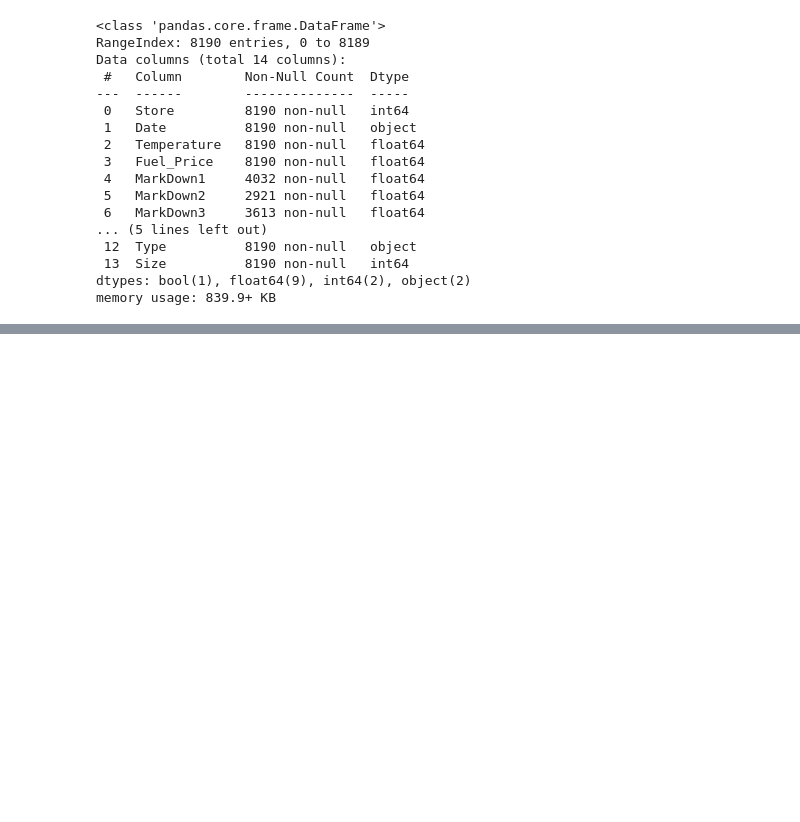
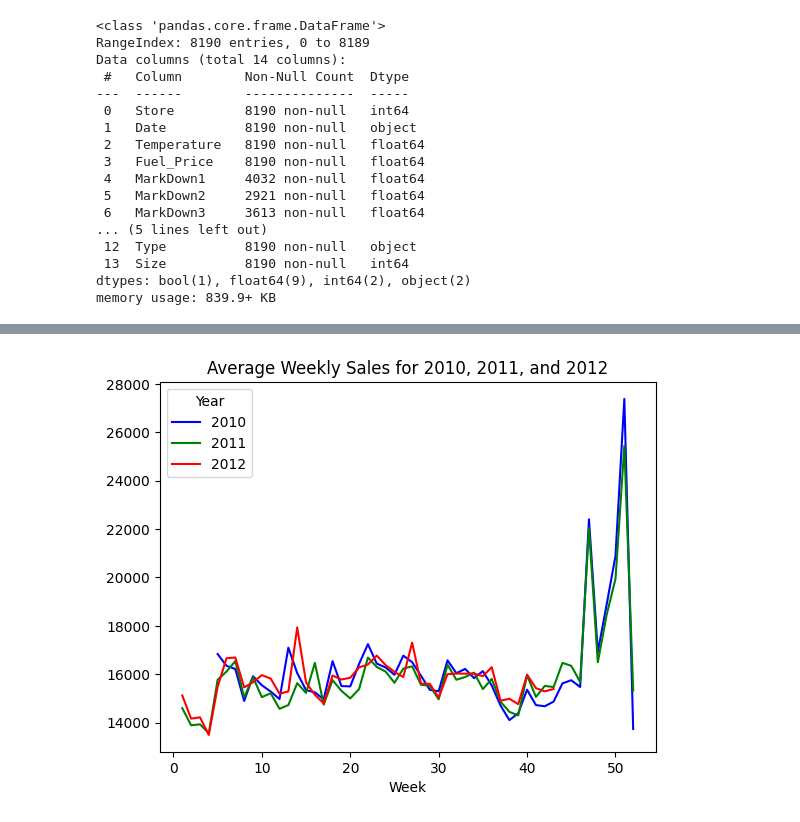
Before and after one commit to vrushalipr/Walmart-Sales-Forecasting, a Jupyter notebook: walmart_sales_forecasting.ipynb, the cells around one changed output, grey strips where cells are left out. Saved outputs shown, nothing was run; the diff lists cells and outputs as text; code cells hidden in the pictures; blank space fills up the shorter version.

```diff
--- a/walmart_sales_forecasting.ipynb
+++ b/walmart_sales_forecasting.ipynb
@@ -203,0 +379,16 @@ memory usage: 839.9+ KB
+# %%
+# List of years and their corresponding colors
+years = [2010, 2011, 2012]
+colors = ['blue', 'green', 'red']  # Specify colors for each year
+
+# Loop through each year and plot the average weekly sales with specified colors
+for year, color in zip(years, colors):
+    weekly_sales = train_merge[train_merge['Year'] == year].groupby('Week')['Weekly_Sales'].mean()
+    sns.lineplot(x=weekly_sales.index, y=weekly_sales.values, label=str(year), color=color)
+
+# Add title, legend, and show the plot
+plt.title('Average Weekly Sales for 2010, 2011, and 2012')
+plt.legend(title='Year')
+plt.show()
+# %% [output]
+[figure, added]
```
Also changed, not shown: parts of 17 cells of this notebook.
